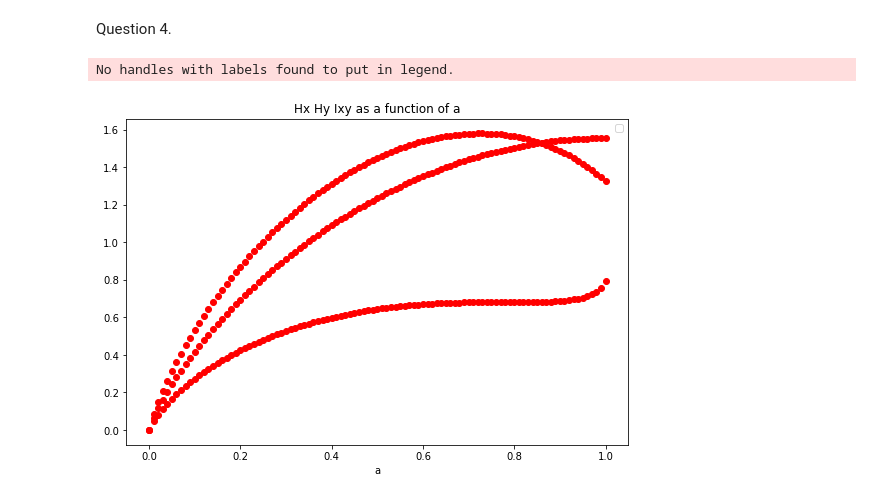
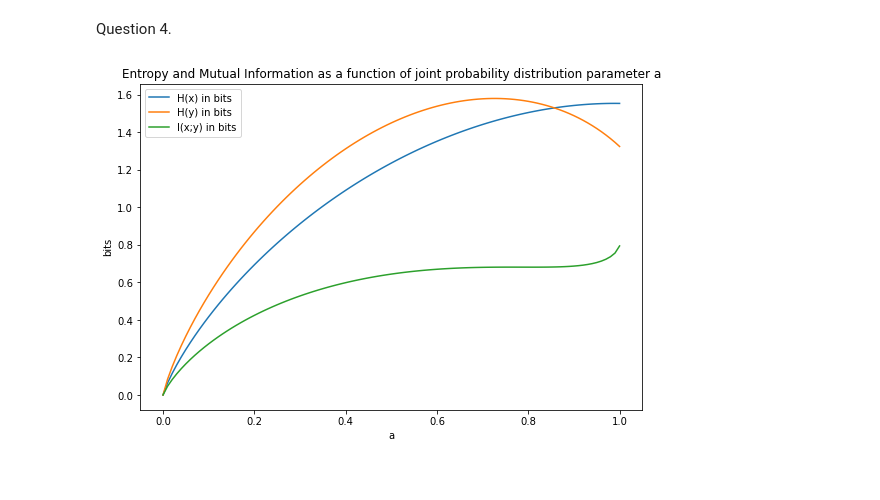
Before and after one commit to IsisChameleon/CSYS5030, a Jupyter notebook: Assignment1.ipynb, the cells around one changed output. Drawn from its saved outputs; the diff is of its cells as text; code cells hidden in the pictures.

```diff
--- a/Assignment1.ipynb
+++ b/Assignment1.ipynb
@@ -118,32 +118,36 @@ Question 4.
 # %%
 import matplotlib.pyplot as plt
 from week1 import entropy, mutualInformation, marginalX, marginalY
 
 def getJointProbabilities(a):
     # !! X = in rows
     #    Y = in columns
     # !! using the transpose of the exercise matrix:
     #  1-a , 0, a/12
     #  a/3, a/12, 0
     #  0,   a/3, a/6
     return np.array([[1-a, 0, a/12],[a/3, a/12, 0],[0, a/3, a/6]])
 
 As = np.linspace(0, 1, num=101)
 
 ps = [ getJointProbabilities(a) for a in As ]
 
 Hxs = [entropy(marginalX(p)) for p in ps]
 Hys = [entropy(marginalY(p)) for p in ps]
-Ixy = [mutualInformation(p)  for p in ps]
+Ixys = [mutualInformation(p)  for p in ps]
+Hxys = [jointEntropy(p) for p in ps]
 
 fig, axs = plt.subplots(1, 1, figsize=(9, 6))
-axs.plot(As, Hxs, 'ro')
-axs.plot(As, Hys, 'ro')
-axs.plot(As, Ixy, 'ro')
-axs.set_title('Hx Hy Ixy as a function of a')
+axs.plot(As, Hxs, label='H(x) in bits')
+axs.plot(As, Hys, label='H(y) in bits')
+axs.plot(As, Ixys, label='I(x;y) in bits')
+#axs.plot(As, Hxys, label='H(x,y) in bits')
+#axs.plot(As, list(np.array(Hxs) + np.array(Hys)), label='H(x) + H(y) in bits')
+#axs.plot(As, list(np.array(Hxs) + np.array(Hys) - np.array(Hxys)), label='H(x) + H(y) - H(x,y) in bits')
+axs.set_title('Entropy and Mutual Information as a function of joint probability distribution parameter a')
 axs.set_xlabel('a')
+axs.set_ylabel('bits')
 plt.legend()
 plt.show()
 # %% [output]
-No handles with labels found to put in legend.
-[figure, old version]
+[figure, new version]
```
Also changed, not shown: parts of 4 cells of this notebook, 5 other files.
